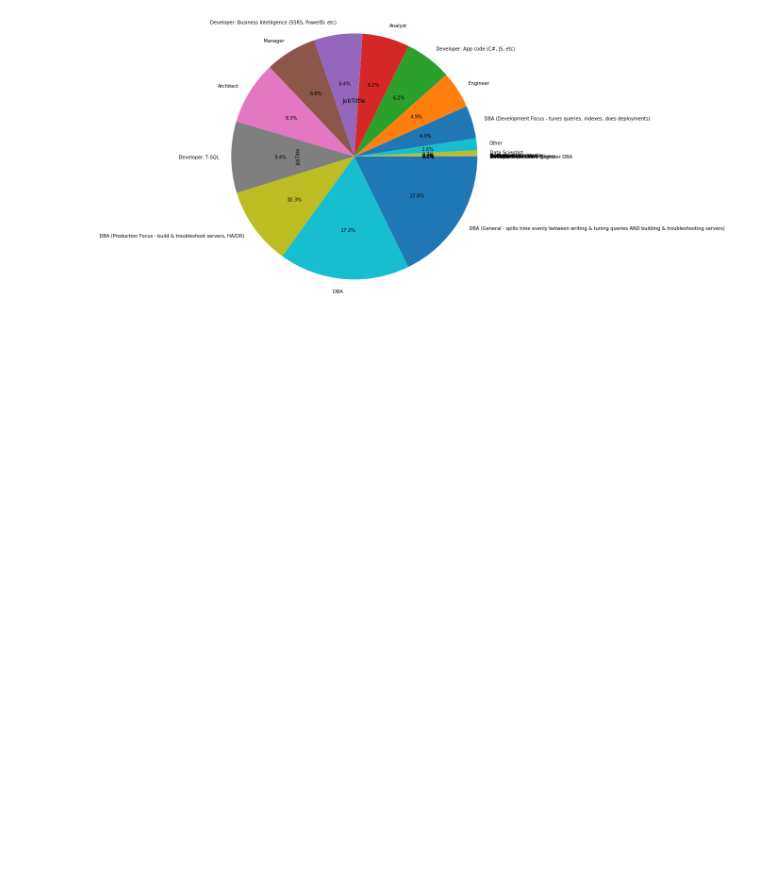
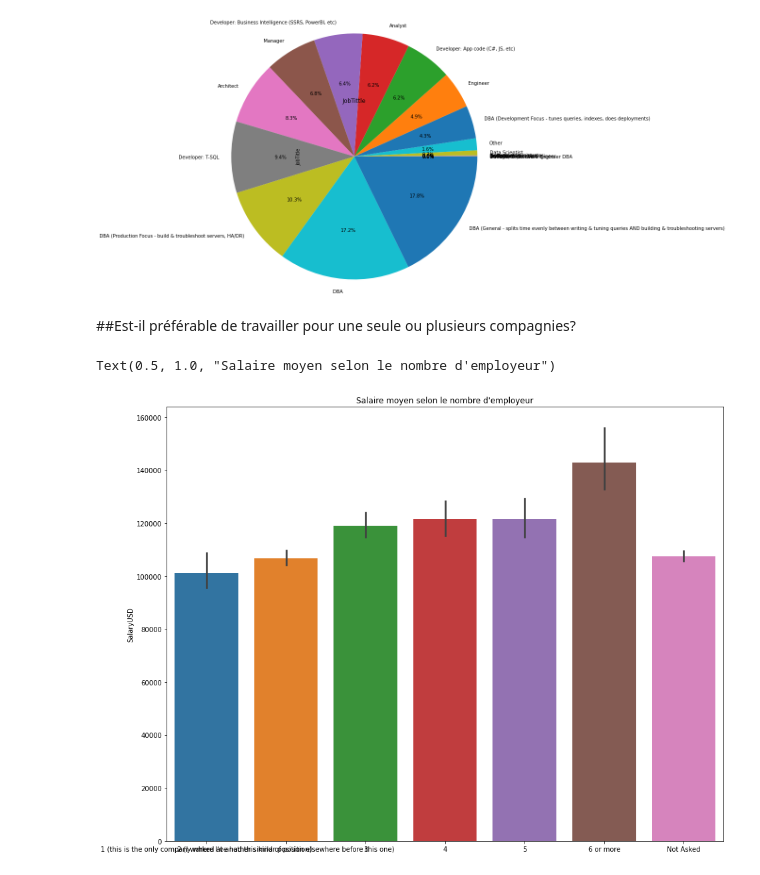
Before and after one commit to fberrabah/TheAmericanDream, a Jupyter notebook: notebook/Career_visualization.ipynb, the cells around one changed output. Saved outputs shown, nothing was run; the diff lists cells and outputs as text; code cells hidden in the pictures; blank space fills up the shorter version.

```diff
--- a/notebook/Career_visualization.ipynb
+++ b/notebook/Career_visualization.ipynb
@@ -107,3 +107,19 @@ plt.title("JobTittle")
 # %% [output]
 Text(0.5, 1.0, 'JobTittle')
 [figure]
+# %% [markdown]
+##Est-il préférable de travailler pour une seule ou plusieurs compagnies?
+# %%
+plt.figure(figsize=(15,12))
+
+
+sns.barplot(y=data2['SalaryUSD'], x=data2.HowManyCompanies.sort_values())
+
+
+
+plt.xlabel("")
+
+plt.title("Salaire moyen selon le nombre d'employeur")
+# %% [output]
+Text(0.5, 1.0, "Salaire moyen selon le nombre d'employeur")
+[figure, added]
```
Also changed, not shown: parts of 1 cell of this notebook, 1 other file.
